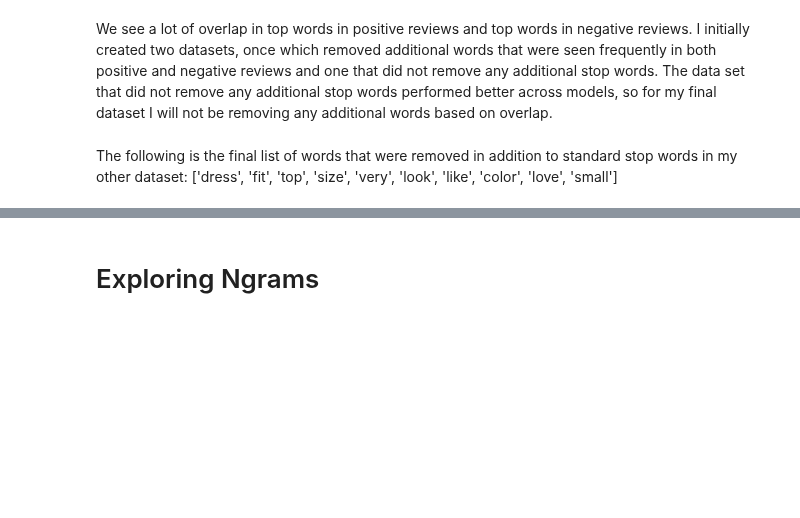
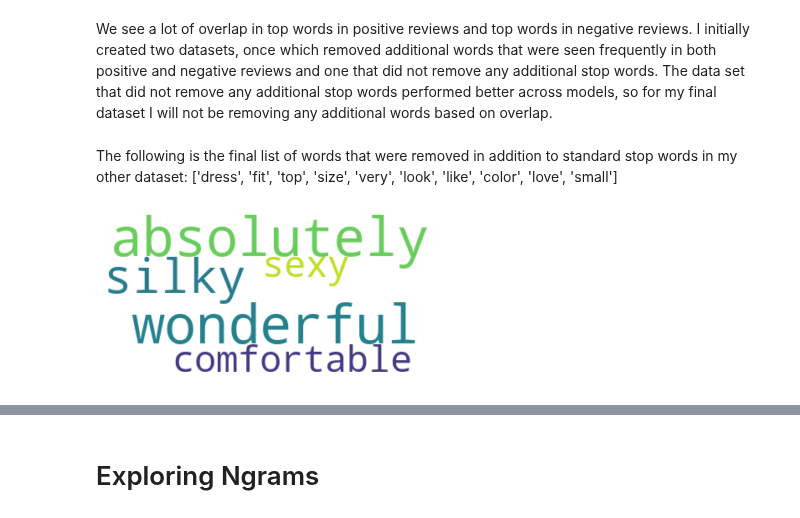
Before and after one commit to jlc0512/Utilizing-E-Commerce-Reviews-to-Predict-Comment-Sentiments, a Jupyter notebook: final_data_prep.ipynb, the cells around one changed output, grey strips where cells are left out. Cells and saved outputs as stored; diff of their text form; code cells hidden in the pictures; blank space fills up the shorter version.

```diff
--- a/final_data_prep.ipynb
+++ b/final_data_prep.ipynb
@@ -707,0 +718,11 @@ The following is the final list of words that were removed in addition to standa
+# %%
+text = df['String'][0]
+# %%
+wc = WordCloud(background_color="white", max_words=2000,
+              contour_width=3).generate(text)
+# %%
+plt.imshow(wc, interpolation='bilinear')
+plt.axis("off")
+plt.show()
+# %% [output]
+[figure, added]
```
Also changed, not shown: parts of 8 cells of this notebook, 1 other file.
